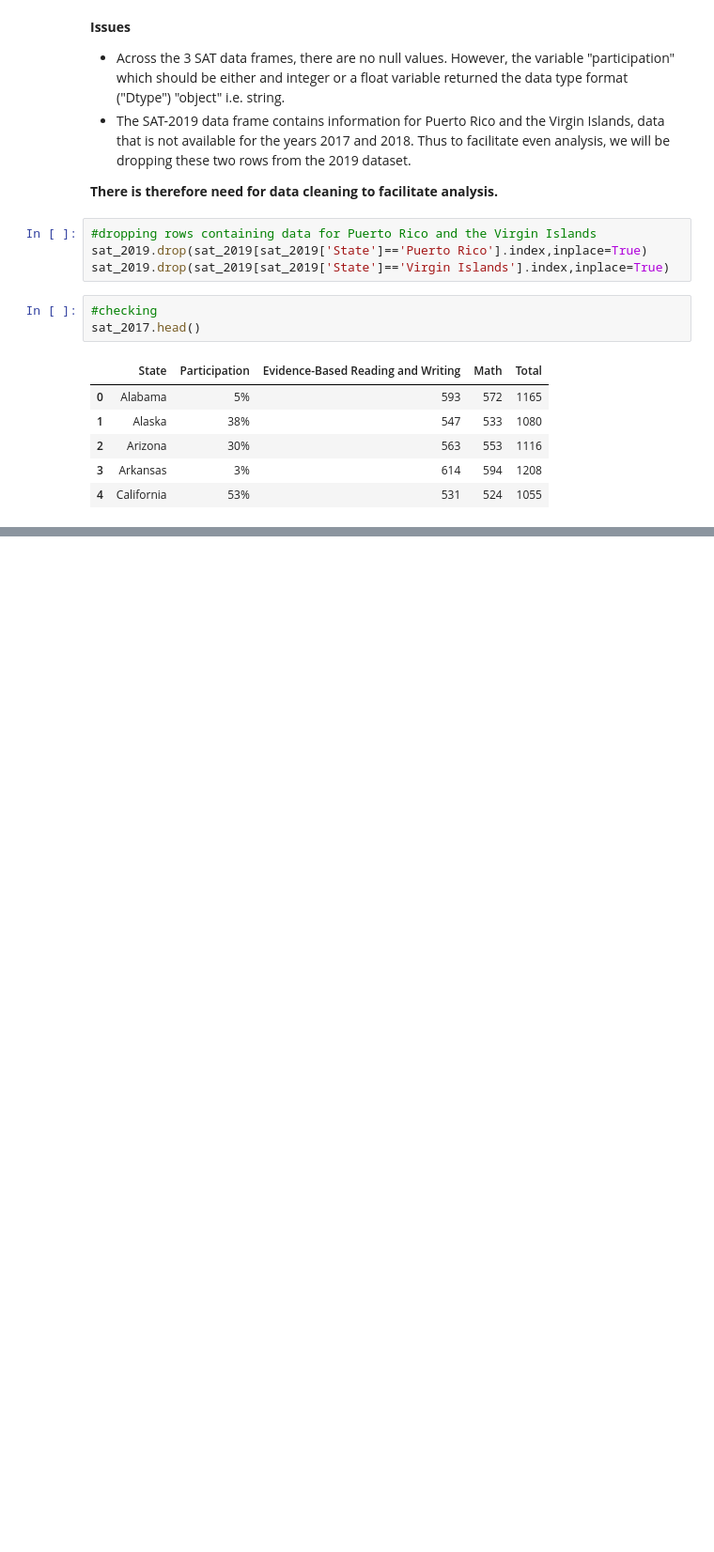
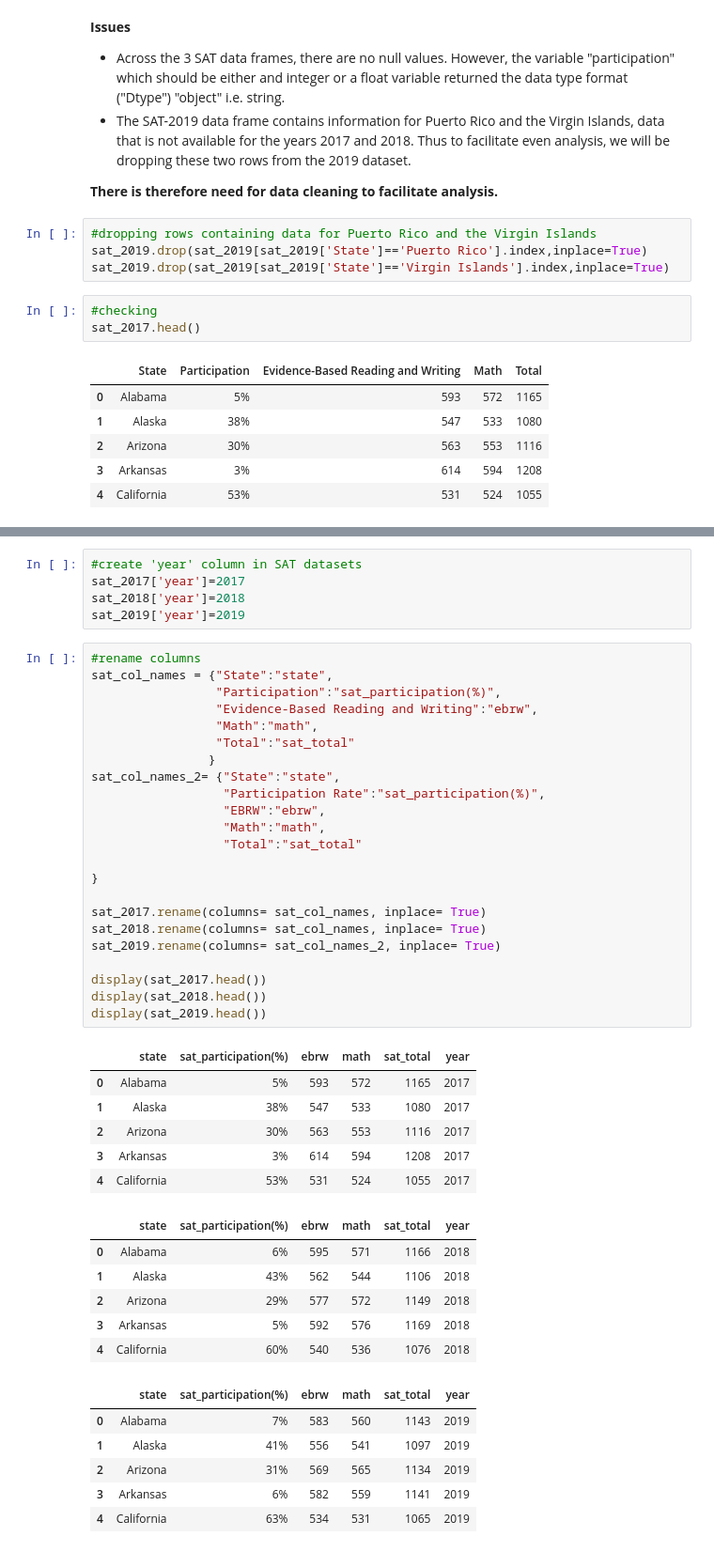
Before and after one commit to nnennaoorji/ACT_SAT_Analysis_2, a Jupyter notebook: code/data cleaning.ipynb, the cells around one changed output, grey strips where cells are left out. Shown at 94% size. Saved outputs shown, nothing was run; the diff lists cells and outputs as text; blank space fills up the shorter version.

```diff
--- a/code/data cleaning.ipynb
+++ b/code/data cleaning.ipynb
@@ -276,0 +173,47 @@ sat.head()
+# %%
+#create 'year' column in SAT datasets
+sat_2017['year']=2017
+sat_2018['year']=2018
+sat_2019['year']=2019
+# %%
+#rename columns
+sat_col_names = {"State":"state",
+                 "Participation":"sat_participation(%)",
+                 "Evidence-Based Reading and Writing":"ebrw",
+                 "Math":"math",
+                 "Total":"sat_total"
+                }
+sat_col_names_2= {"State":"state",
+                  "Participation Rate":"sat_participation(%)",
+                  "EBRW":"ebrw",
+                  "Math":"math",
+                  "Total":"sat_total"
+
+}
+
+sat_2017.rename(columns= sat_col_names, inplace= True)
+sat_2018.rename(columns= sat_col_names, inplace= True)
+sat_2019.rename(columns= sat_col_names_2, inplace= True)
+
+display(sat_2017.head())
+display(sat_2018.head())
+display(sat_2019.head())
+# %% [output]
+|  | state | sat_participation(%) | ebrw | math | sat_total | year |
+| 0 | Alabama | 5% | 593 | 572 | 1165 | 2017 |
+| 1 | Alaska | 38% | 547 | 533 | 1080 | 2017 |
+| 2 | Arizona | 30% | 563 | 553 | 1116 | 2017 |
+| 3 | Arkansas | 3% | 614 | 594 | 1208 | 2017 |
+| 4 | California | 53% | 531 | 524 | 1055 | 2017 |
+|  | state | sat_participation(%) | ebrw | math | sat_total | year |
+| 0 | Alabama | 6% | 595 | 571 | 1166 | 2018 |
+| 1 | Alaska | 43% | 562 | 544 | 1106 | 2018 |
+| 2 | Arizona | 29% | 577 | 572 | 1149 | 2018 |
+| 3 | Arkansas | 5% | 592 | 576 | 1169 | 2018 |
+| 4 | California | 60% | 540 | 536 | 1076 | 2018 |
+|  | state | sat_participation(%) | ebrw | math | sat_total | year |
+| 0 | Alabama | 7% | 583 | 560 | 1143 | 2019 |
+| 1 | Alaska | 41% | 556 | 541 | 1097 | 2019 |
+| 2 | Arizona | 31% | 569 | 565 | 1134 | 2019 |
+| 3 | Arkansas | 6% | 582 | 559 | 1141 | 2019 |
+| 4 | California | 63% | 534 | 531 | 1065 | 2019 |
```
Also changed, not shown: parts of 36 cells of this notebook, 2 other files.
